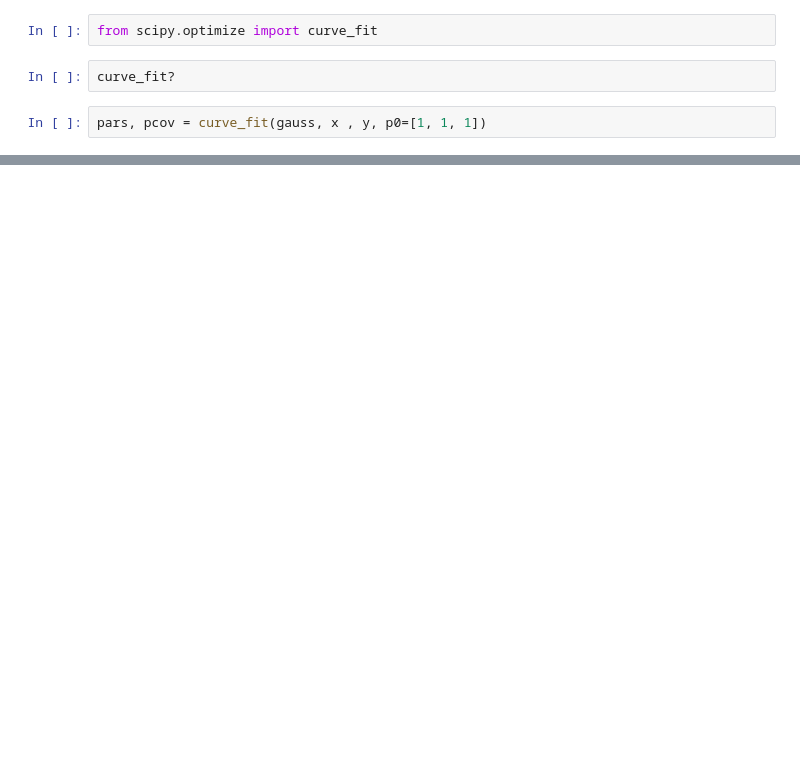
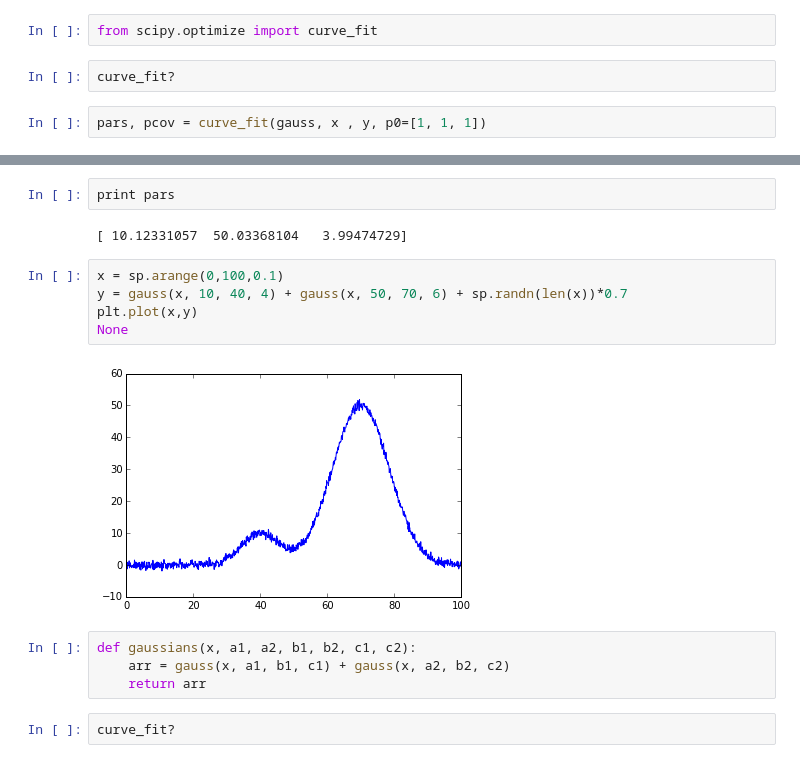
Before and after one commit to vilhelmp/lo_pyuser, a Jupyter notebook: notebooks/gaussfit/gaussfit_scipy.ipynb, the cells around one changed output, grey strips where cells are left out. Cells and saved outputs as stored; diff of their text form; blank space fills up the shorter version.

```diff
--- a/notebooks/gaussfit/gaussfit_scipy.ipynb
+++ b/notebooks/gaussfit/gaussfit_scipy.ipynb
@@ -48,0 +52,17 @@ None
+# %%
+print pars
+# %% [output]
+[ 10.12331057  50.03368104   3.99474729]
+# %%
+x = sp.arange(0,100,0.1)
+y = gauss(x, 10, 40, 4) + gauss(x, 50, 70, 6) + sp.randn(len(x))*0.7
+plt.plot(x,y)
+None
+# %% [output]
+[figure, added]
+# %%
+def gaussians(x, a1, a2, b1, b2, c1, c2):
+    arr = gauss(x, a1, b1, c1) + gauss(x, a2, b2, c2)
+    return arr
+# %%
+curve_fit?
```
Also changed, not shown: parts of 7 cells of this notebook, 1 other file.
